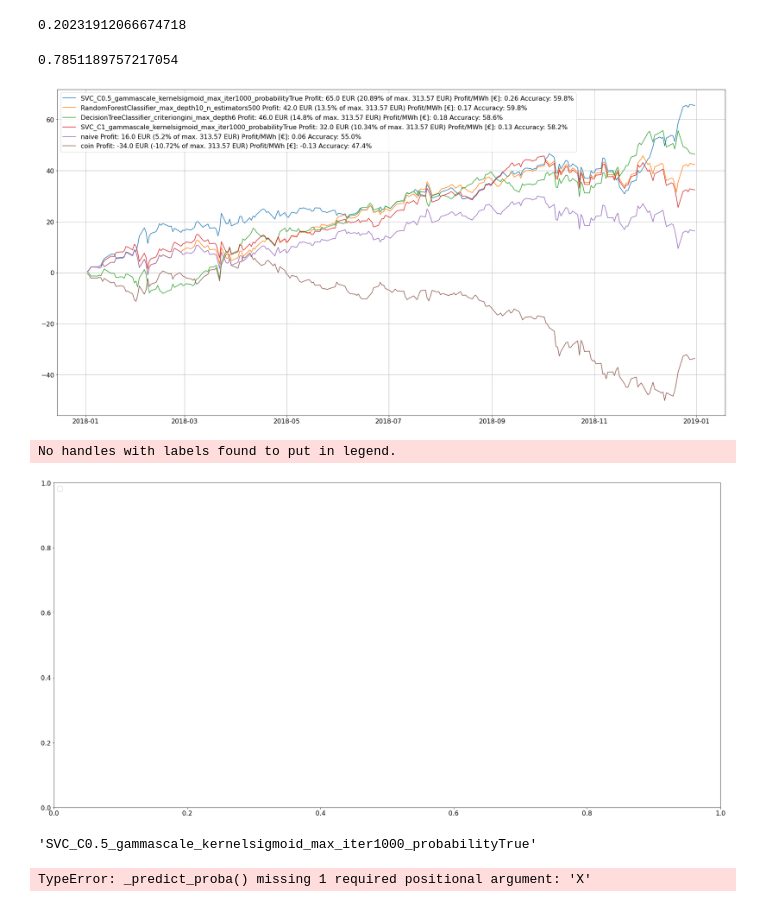
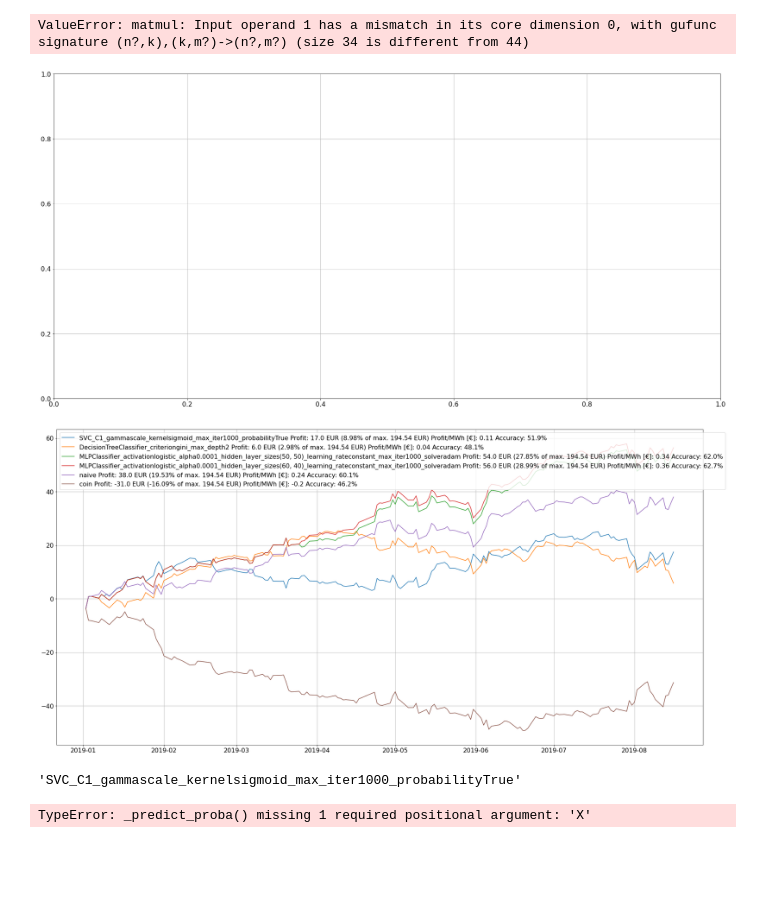
Before and after one commit to simfrep/ml_pipeline, a Jupyter notebook: examples/03_Results.ipynb, the cells around one changed output. Saved outputs shown, nothing was run; the diff lists cells and outputs as text; code cells hidden in the pictures; blank space fills up the shorter version.

```diff
--- a/examples/03_Results.ipynb
+++ b/examples/03_Results.ipynb
@@ -68,22 +33,2 @@ bestmodel = pd.DataFrame(columns=['begin',metric,'model_fname'])
-# %%
-def extract_best_model(results,metric='accuracy_score',ds='valid'):
-    bestmodel = pd.DataFrame(columns=['begin',metric,'model_fname'])
-    for i,r in results.iterrows():
-        _begin = None
-        _metric = None
-        for b in set(results.columns.get_level_values(0)):
-            sort_col = (b, ds, metric)
-            if _begin is None:
-                _begin = b
-                _metric = r[sort_col]
-            else:
-                if r[sort_col] > _metric:
-                    _begin = b
-                    _metric = r[sort_col]
-            bestmodel.loc[i,'begin'] = b
-            bestmodel.loc[i,metric] = r[sort_col]
-            bestmodel.loc[i,'begin'] = b
-            bestmodel.loc[i,'model_fname'] = "models/{}_{}.dat".format(i,pd.Timestamp(b).strftime("%Y%m%d"))
-    return bestmodel.reset_index().sort_values(by=metric,ascending=False)
 # %%
 #results = pd.read_csv("results.csv",header=[0,1,2],index_col=[0],parse_dates=True)
@@ -105,7 +56,7 @@ topresults.head(10)
 import joblib
 
 
-file = c['dpath']+c['dvarsel']
+file = c['dpath']+c['data']
 data = pd.read_parquet(file)
 
 bfile = c['dpath']+c['dbins']
@@ -117,14 +68,14 @@ binned_feat = list(bins.keys())
 binned_feat.sort()
 woe_feat = [x+'_woe' for x in binned_feat]
 #results = pd.read_csv("results.csv",header=[0,1,2],index_col=[0],parse_dates=True)
-topresults = extract_best_model(results)
+topresults = extract_best_model()
 topresults
-lst = list(zip(topresults['index'],topresults['model_fname']))
+lst = list(zip(topresults['model'],topresults['model_fname']))
 # %%
 #data.columns
 
 y_train,y_valid,y_test,X_train,X_valid,X_test,dataset,valiset,testset = \
-    bin_datasets(data,bins,tgt,
+    split_datasets(data,c,
     begin_training  = pd.Timestamp(c['begin_training']),
     end_training    = pd.Timestamp(c['end_training']),
     begin_valid     = pd.Timestamp(c['begin_valid']),
@@ -158,7 +102,7 @@ valiset['target'] = _dataorig[tgt]
 testset['target'] = _dataorig[tgt]
 
 cl_models = {
-    x[0]: [joblib.load(x[1]),X_train[woe_feat],X_valid[woe_feat],X_test[woe_feat]] for x in lst[:4] if x[0][:3] != 'xgb'
+    x[0]: [joblib.load(x[1]),X_train,X_valid,X_test] for x in lst[:4] if x[0][:3] != 'xgb'
 }
 
 # prob_models = {
@@ -189,11 +112,3 @@ x1 = _dataorig.loc['2018-12-31','AdjClose']
-# %%
-(x1 - x0) / x0
-# %% [output]
-0.20231912066674718
-# %%
-65 / x0
-# %% [output]
-0.7851189757217054
 # %%
 import matplotlib.pyplot as plt
 
@@ -206,20 +121,25 @@ plots_1mw(valiset, cl_models=cl_models,prob_models=prob_models,ax=ax,ix_dataset=
     price_close=c['price_close'],)
 #plt.savefig('test.png')
 # %% [output]
+ValueError: matmul: Input operand 1 has a mismatch in its core dimension 0, with gufunc signature (n?,k),(k,m?)->(n?,m?) (size 34 is different from 44)
-[figure, old version]
+[figure, new version]
 # %%
+plt.rcParams['figure.figsize'] = [30, 15]
+plt.rcParams['font.size'] = 16
+
+fig, ax = plt.subplots()
+plt.grid()
 plots_1mw(testset, cl_models=cl_models,prob_models=prob_models,ax=ax,ix_dataset=3,descr_model=topresults.iloc[0,0] ,   price_open=c['price_open'],
     price_close=c['price_close'],)
 # %% [output]
-No handles with labels found to put in legend.
-[figure, old version]
+[figure, new version]
 # %%
 from sklearn.metrics import plot_confusion_matrix,plot_precision_recall_curve,plot_roc_curve
 # %%
 key = topresults.iloc[0,0]
 key
 # %% [output]
-'SVC_C0.5_gammascale_kernelsigmoid_max_iter1000_probabilityTrue'
+'SVC_C1_gammascale_kernelsigmoid_max_iter1000_probabilityTrue'
 # %%
 cl_models[key][0].predict_proba()
 # %% [output]
```
Also changed, not shown: parts of 12 cells of this notebook, 6 other files.
